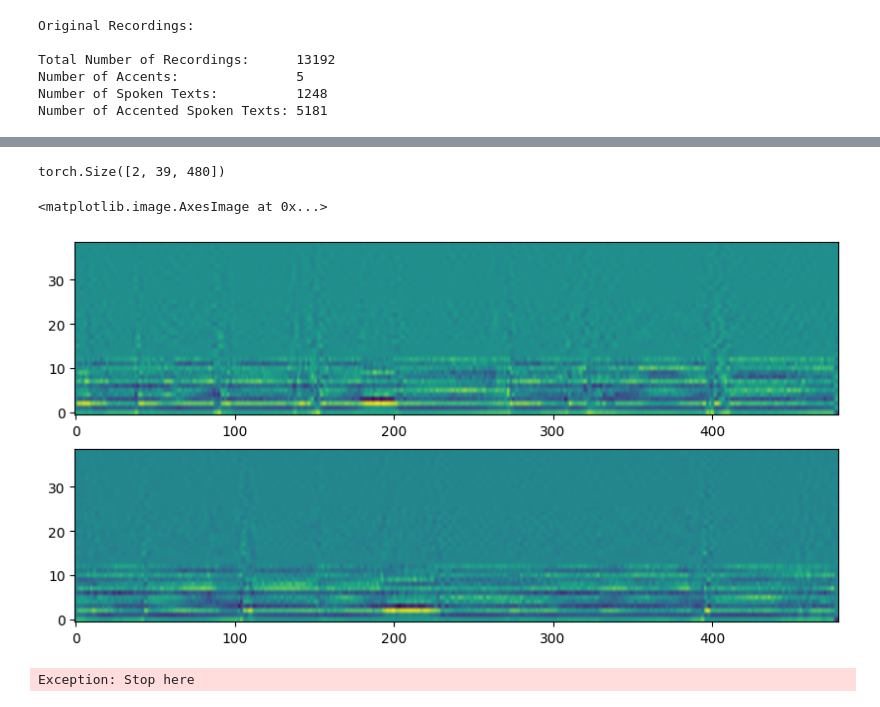
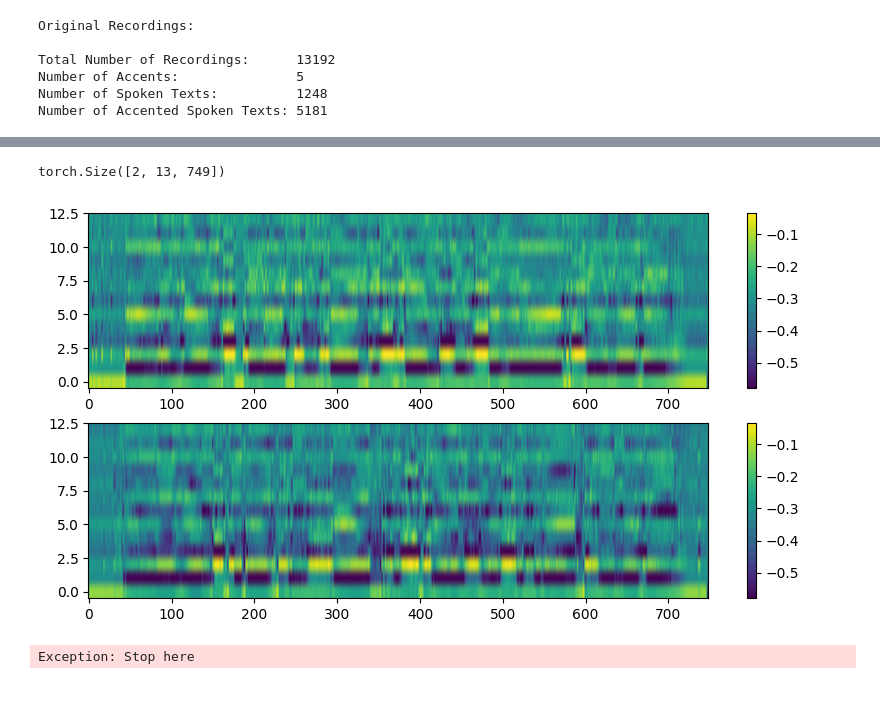
Before and after one commit to m-behery/disentanglement, a Jupyter notebook: notebook.ipynb, the cells around one changed output, grey strips where cells are left out. Cells and saved outputs as stored; diff of their text form; code cells hidden in the pictures.

```diff
--- a/notebook.ipynb
+++ b/notebook.ipynb
@@ -94,7 +94,7 @@ def apply_vad(samples, dB_thd=-3):
     samples      = InvSpectrogram(X_ft)
     return samples
 # %%
-dataset = tuple(map(apply_vad, dataset))
+# dataset = tuple(map(apply_vad, dataset))
 MAX_SAMPLES: final = max(map(len, dataset))
 # %%
 from collections import defaultdict
@@ -137,7 +137,7 @@ for key in audio_groups:
             b = audio_group[j]
             t1, t2 = map(lambda idx: dataset[idx].numel(), [a, b])
             dt = abs(t1 - t2) / min(t1, t2)
-            similar_tempos = dt < 0.01
+            similar_tempos = dt < float('0.01')
             having_different_speakers = metadata[a]['speaker'] != metadata[b]['speaker']
             if similar_tempos and having_different_speakers:
                 pairs.append([a, b])
@@ -283,31 +298,40 @@ class MFCCTransformer(torchaudio.transforms.MFCC):
 # %%
+from torch.nn.utils.rnn import pad_sequence
+
 X = pad_sequence([dataset[i], dataset[j]]).T
 
 mfcc_transformer = MFCCTransformer(samplerate = SAMPLERATE,
-                                   n_mfcc     = N_MFCC,
+                                   n_mfcc     = 13,
                                    winlen     = WIN_LEN,
                                    hoplen     = HOP_LEN,
                                    alpha      = 0.97,
                                    L          = 22,
-                                   N          = 2,
-                                   dd         = True,
+                                   N          = 0,
+                                   dd         = False,
                                    rasta      = True,
-                                   outliers   = False)
+                                   outliers   = False,
+                                   normed     = True,
+                                   logged     = True)
 
 MFCC_bt = mfcc_transformer(X)
 MFCC_bt.shape
 # %% [output]
-torch.Size([2, 39, 480])
+torch.Size([2, 13, 749])
 # %%
 import matplotlib.pyplot as plt
 
+def plot(images, cmap='viridis'):
+    n = len(images)
+    fig, axs = plt.subplots(n, 1, figsize=(10,5))
+    for idx in range(n):
+        cax = axs[idx].imshow(images[idx], aspect='auto', origin='lower', cmap=cmap)
+        fig.colorbar(cax, ax=axs[idx])
+    plt.show()
+
 images = MFCC_bt.detach().clone().numpy()
-_, axs = plt.subplots(2, 1, figsize=(10,5))
-axs[0].imshow(images[0,:,:], aspect='auto', origin='lower')
-axs[1].imshow(images[1,:,:], aspect='auto', origin='lower')
+plot(images, 'viridis')
 # %% [output]
-<matplotlib.image.AxesImage at 0x...>
-[figure, old version]
+[figure, new version]
 # %%
 raise Exception('Stop here')
 # %% [output]
```
Also changed, not shown: parts of 4 cells of this notebook.
